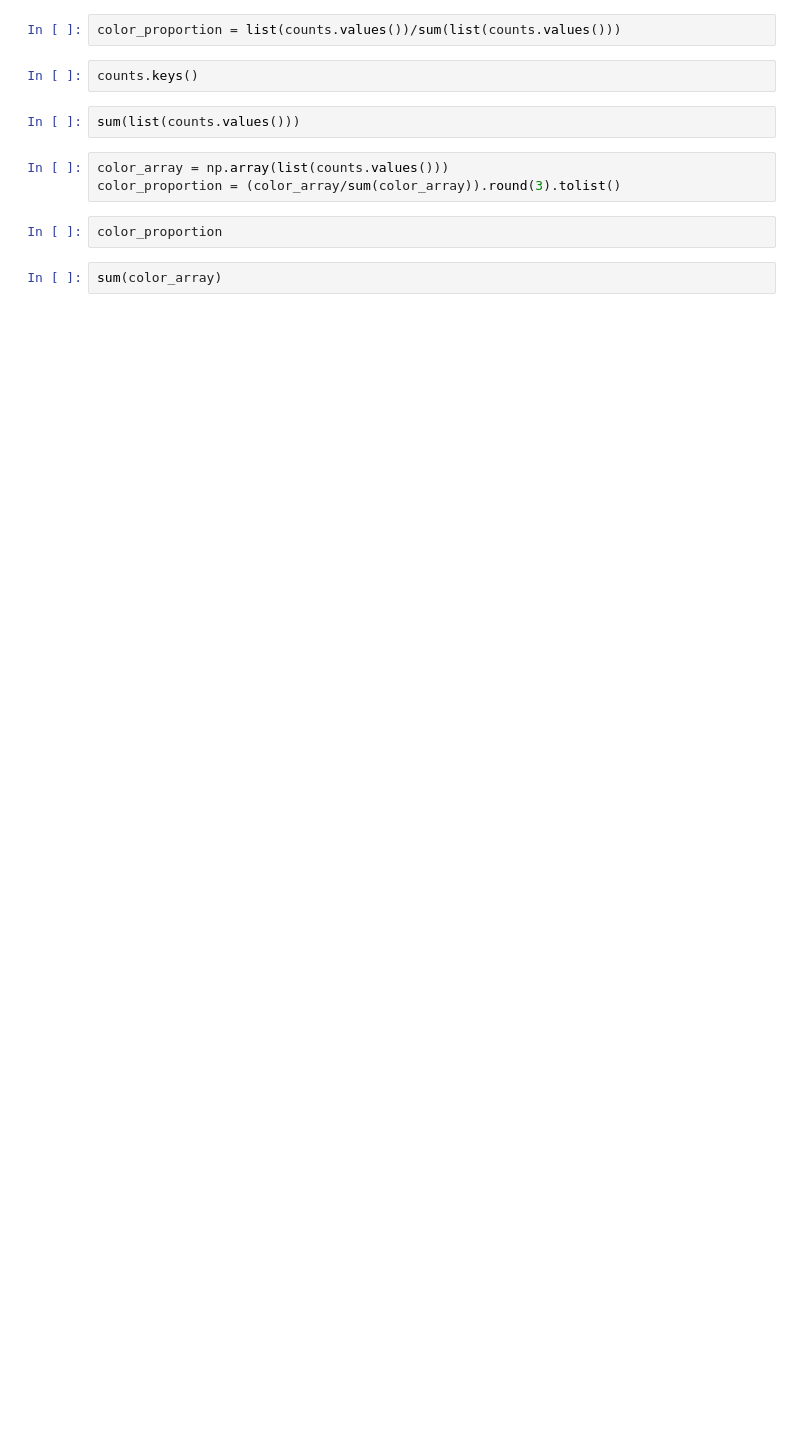
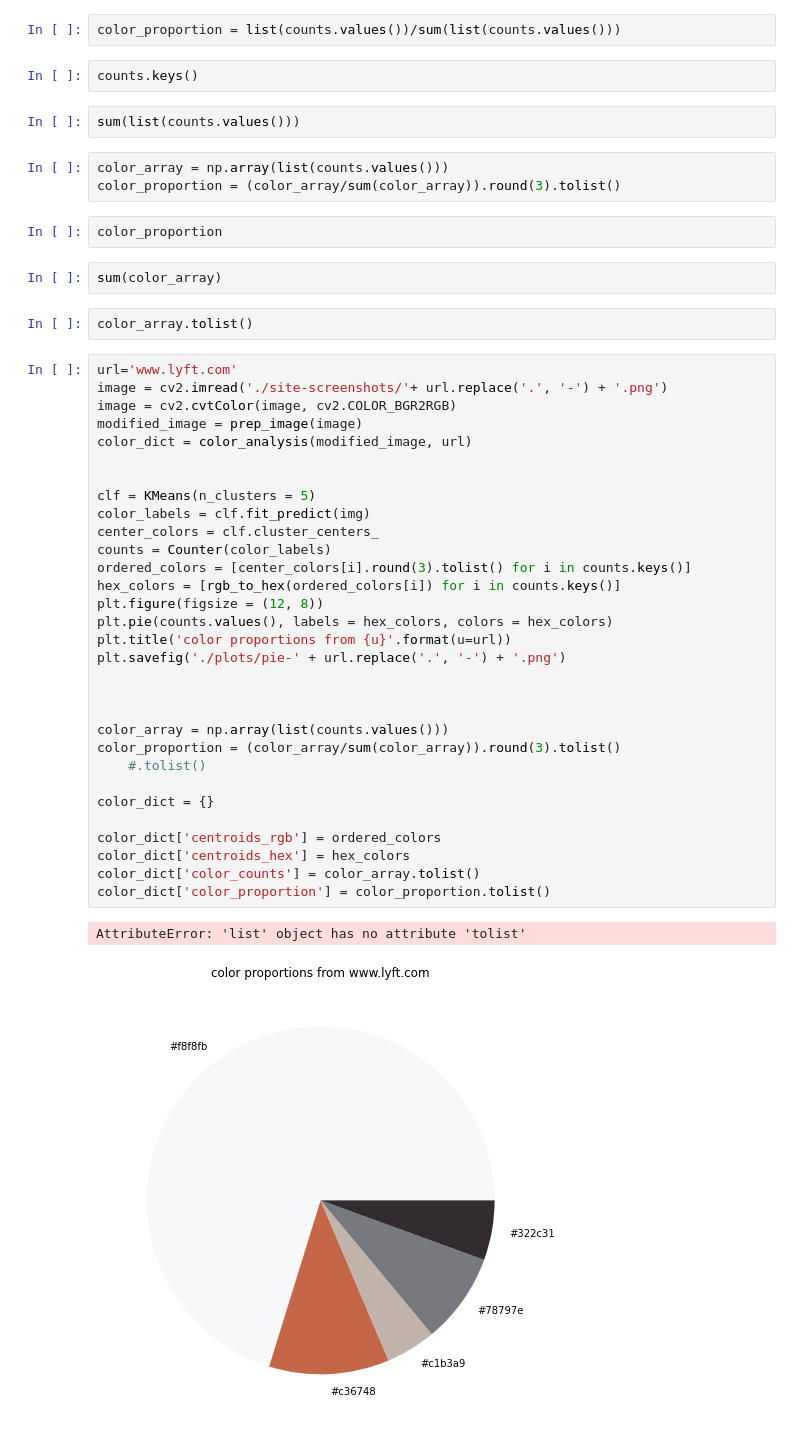
Before and after one commit to amywinecoff/visual-ethics, a Jupyter notebook: color-analysis.ipynb, the cells around one changed output. Cells and saved outputs as stored; diff of their text form; blank space fills up the shorter version.

```diff
--- a/color-analysis.ipynb
+++ b/color-analysis.ipynb
@@ -139,3 +169,39 @@ color_proportion = (color_array/sum(color_array)).round(3).tolist()
 color_proportion
 # %%
 sum(color_array)
+# %%
+color_array.tolist()
+# %%
+url='www.lyft.com'
+image = cv2.imread('./site-screenshots/'+ url.replace('.', '-') + '.png')
+image = cv2.cvtColor(image, cv2.COLOR_BGR2RGB)
+modified_image = prep_image(image)
+color_dict = color_analysis(modified_image, url)
+
+
+clf = KMeans(n_clusters = 5)
+color_labels = clf.fit_predict(img)
+center_colors = clf.cluster_centers_
+counts = Counter(color_labels)
+ordered_colors = [center_colors[i].round(3).tolist() for i in counts.keys()]
+hex_colors = [rgb_to_hex(ordered_colors[i]) for i in counts.keys()]
+plt.figure(figsize = (12, 8))
+plt.pie(counts.values(), labels = hex_colors, colors = hex_colors)
+plt.title('color proportions from {u}'.format(u=url))
+plt.savefig('./plots/pie-' + url.replace('.', '-') + '.png')
+
+
+
+color_array = np.array(list(counts.values()))
+color_proportion = (color_array/sum(color_array)).round(3).tolist()
+    #.tolist()
+
+color_dict = {}
+
+color_dict['centroids_rgb'] = ordered_colors
+color_dict['centroids_hex'] = hex_colors
+color_dict['color_counts'] = color_array.tolist()
+color_dict['color_proportion'] = color_proportion.tolist()
+# %% [output]
+AttributeError: 'list' object has no attribute 'tolist'
+[figure, added]
```
Also changed, not shown: parts of 6 cells of this notebook, 17 other files.
